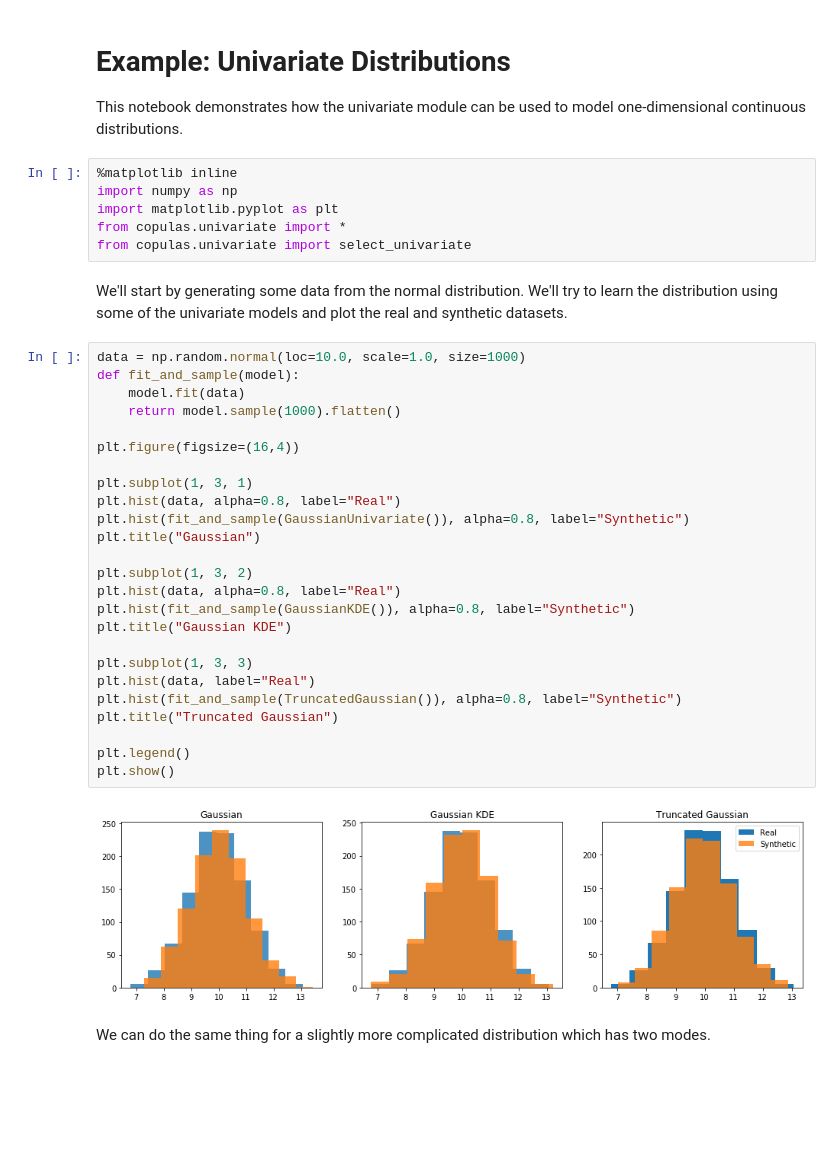
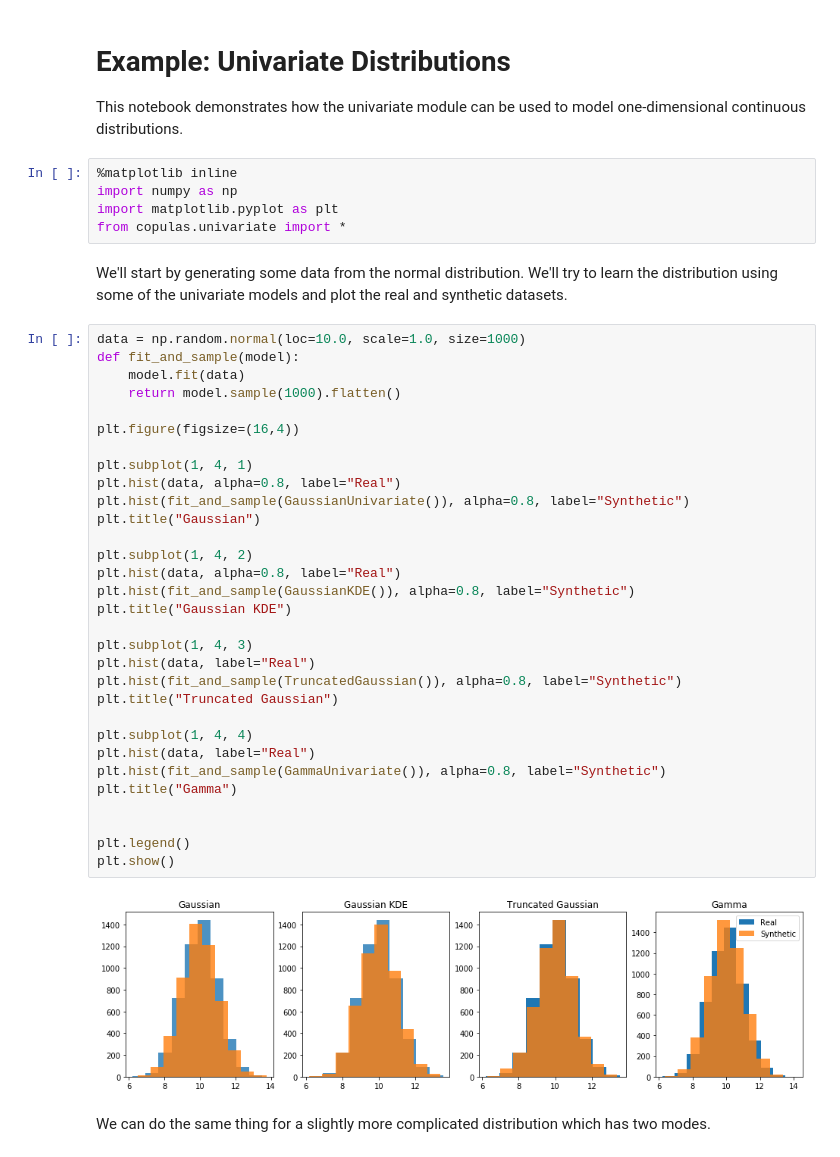
Before and after one commit to sdv-dev/Copulas, a Jupyter notebook: examples/1_univariate.ipynb, the cells around one changed output. Cells and saved outputs as stored; diff of their text form; blank space fills up the shorter version.

Commit message:
Added gamma distribution

```diff
--- a/examples/1_univariate.ipynb
+++ b/examples/1_univariate.ipynb
@@ -6,36 +6,41 @@ This notebook demonstrates how the univariate module can be used to model one-di
 import numpy as np
 import matplotlib.pyplot as plt
 from copulas.univariate import *
-from copulas.univariate import select_univariate
 # %% [markdown]
 We'll start by generating some data from the normal distribution. We'll try to learn the distribution using some of the univariate models and plot the real and synthetic datasets.
 # %%
 data = np.random.normal(loc=10.0, scale=1.0, size=1000)
 def fit_and_sample(model):
     model.fit(data)
     return model.sample(1000).flatten()
 
 plt.figure(figsize=(16,4))
 
-plt.subplot(1, 3, 1)
+plt.subplot(1, 4, 1)
 plt.hist(data, alpha=0.8, label="Real")
 plt.hist(fit_and_sample(GaussianUnivariate()), alpha=0.8, label="Synthetic")
 plt.title("Gaussian")
 
-plt.subplot(1, 3, 2)
+plt.subplot(1, 4, 2)
 plt.hist(data, alpha=0.8, label="Real")
 plt.hist(fit_and_sample(GaussianKDE()), alpha=0.8, label="Synthetic")
 plt.title("Gaussian KDE")
 
-plt.subplot(1, 3, 3)
+plt.subplot(1, 4, 3)
 plt.hist(data, label="Real")
 plt.hist(fit_and_sample(TruncatedGaussian()), alpha=0.8, label="Synthetic")
 plt.title("Truncated Gaussian")
 
+plt.subplot(1, 4, 4)
+plt.hist(data, label="Real")
+plt.hist(fit_and_sample(GammaUnivariate()), alpha=0.8, label="Synthetic")
+plt.title("Gamma")
+
+
 plt.legend()
 plt.show()
 # %% [output]
-[figure, old version]
+[figure, new version]
 # %% [markdown]
 We can do the same thing for a slightly more complicated distribution which has two modes.
 # %%
```
Also changed, not shown: parts of 5 cells of this notebook, 5 other files.
